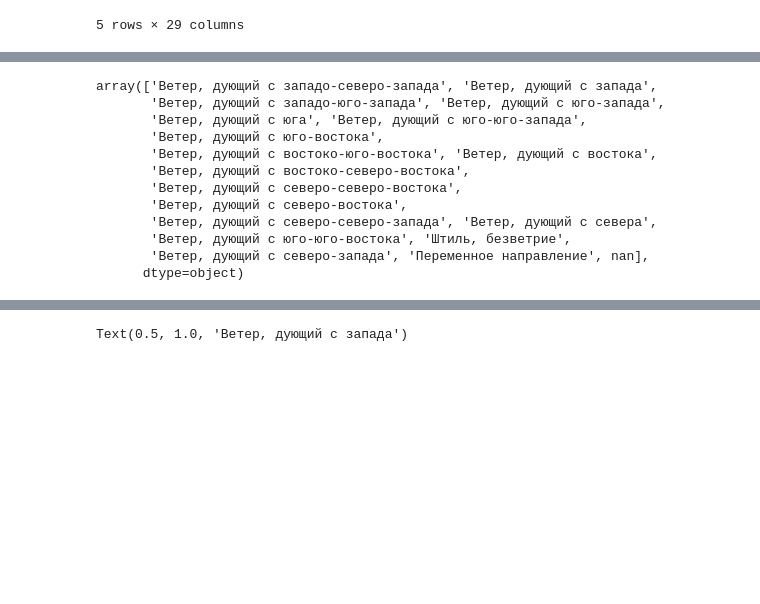
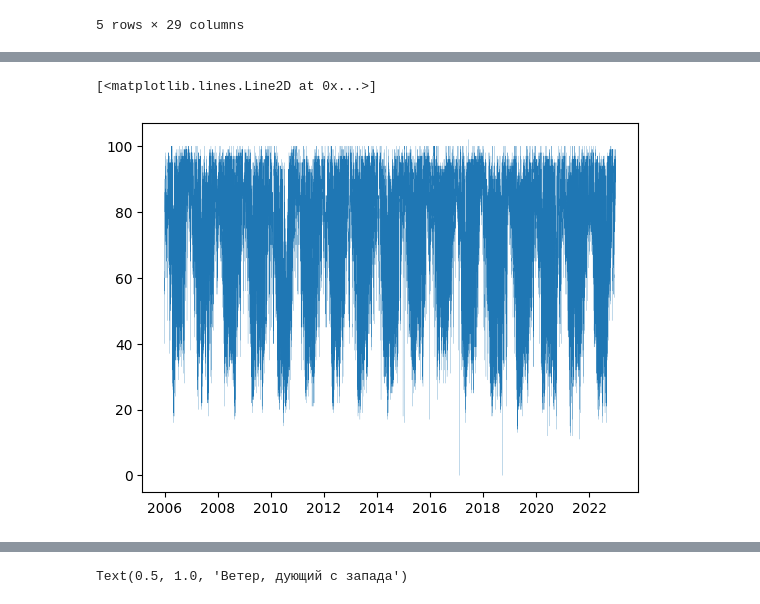
Before and after one commit to OneMoreGate/Machine_learning_MIPT, a Jupyter notebook: new_knowelge/weather_research.ipynb, the cells around one changed output, grey strips where cells are left out. Cells and saved outputs as stored; diff of their text form; code cells hidden in the pictures; blank space fills up the shorter version.

```diff
--- a/new_knowelge/weather_research.ipynb
+++ b/new_knowelge/weather_research.ipynb
@@ -18,17 +38,11 @@ df.head()
 # %%
 df['Time'] = np.array([dt.datetime.strptime(i, '%d.%m.%Y %H:%M') for i in df['Time']])
+date = pd.Series(np.array([i.date() for i in df['Time']]))
-# %%
-df['DD'].unique()
-# %% [output]
-array(['Ветер, дующий с западо-северо-запада', 'Ветер, дующий с запада',
-       'Ветер, дующий с западо-юго-запада', 'Ветер, дующий с юго-запада',
-       'Ветер, дующий с юга', 'Ветер, дующий с юго-юго-запада',
-       'Ветер, дующий с юго-востока',
-       'Ветер, дующий с востоко-юго-востока', 'Ветер, дующий с востока',
-       'Ветер, дующий с востоко-северо-востока',
-       'Ветер, дующий с северо-северо-востока',
-       'Ветер, дующий с северо-востока',
-       'Ветер, дующий с северо-северо-запада', 'Ветер, дующий с севера',
-       'Ветер, дующий с юго-юго-востока', 'Штиль, безветрие',
-       'Ветер, дующий с северо-запада', 'Переменное направление', nan],
-      dtype=object)
+# %%
+sub_Time_U = pd.DataFrame({'Date': date, 'Humidity' : df['U']}).dropna()
+sub_Time_T = pd.DataFrame({'Date': date, 'Temperature' : df['T']}).dropna()
+# %%
+plt.plot(sub_Time_U['Date'], sub_Time_U['Humidity'], linewidth = 0.1)
+# %% [output]
+[<matplotlib.lines.Line2D at 0x...>]
+[figure, added]
```
Also changed, not shown: parts of 5 cells of this notebook, 1 other file.
